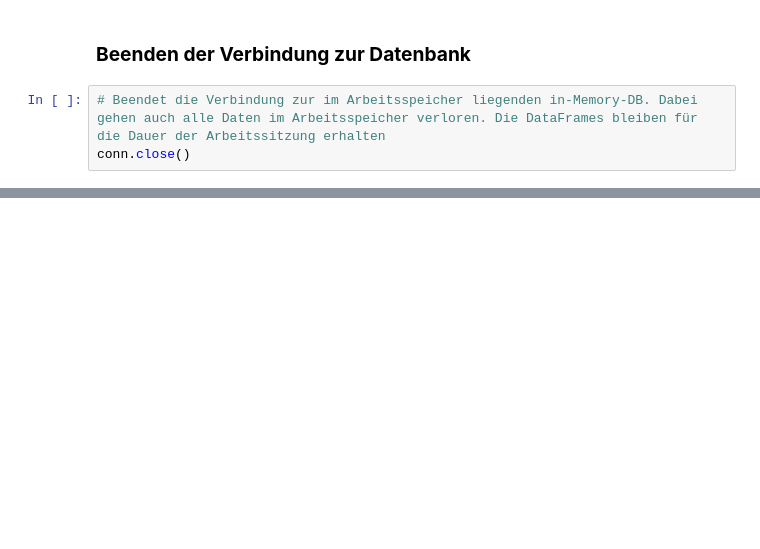
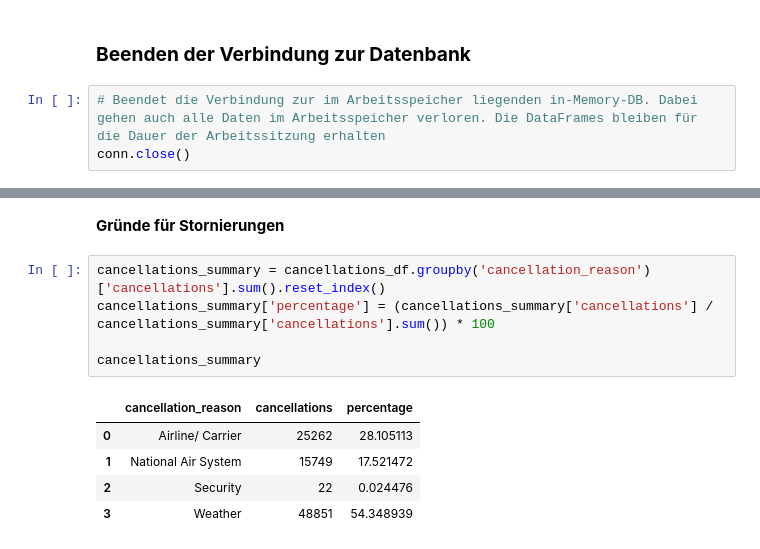
Before and after one commit to swrobuts/Flights, a Jupyter notebook: Flights.ipynb, the cells around one changed output, grey strips where cells are left out. Cells and saved outputs as stored; diff of their text form; blank space fills up the shorter version.

```diff
--- a/Flights.ipynb
+++ b/Flights.ipynb
@@ -784,3 +784,16 @@ plt.tight_layout()
 plt.show()
 # %% [output]
 [figure]
+# %% [markdown]
+**Gründe für Stornierungen**
+# %%
+cancellations_summary = cancellations_df.groupby('cancellation_reason')['cancellations'].sum().reset_index()
+cancellations_summary['percentage'] = (cancellations_summary['cancellations'] / cancellations_summary['cancellations'].sum()) * 100
+
+cancellations_summary
+# %% [output]
+|  | cancellation_reason | cancellations | percentage |
+| 0 | Airline/ Carrier | 25262 | 28.105113 |
+| 1 | National Air System | 15749 | 17.521472 |
+| 2 | Security | 22 | 0.024476 |
+| 3 | Weather | 48851 | 54.348939 |
```
Also changed, not shown: parts of 18 cells of this notebook.
